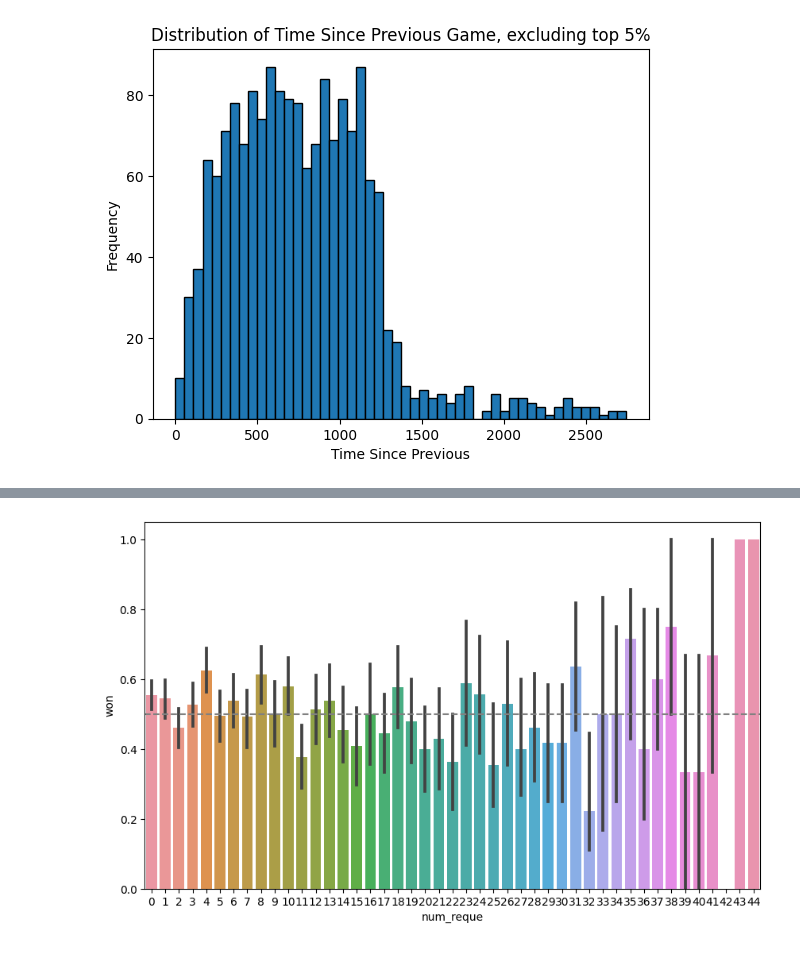
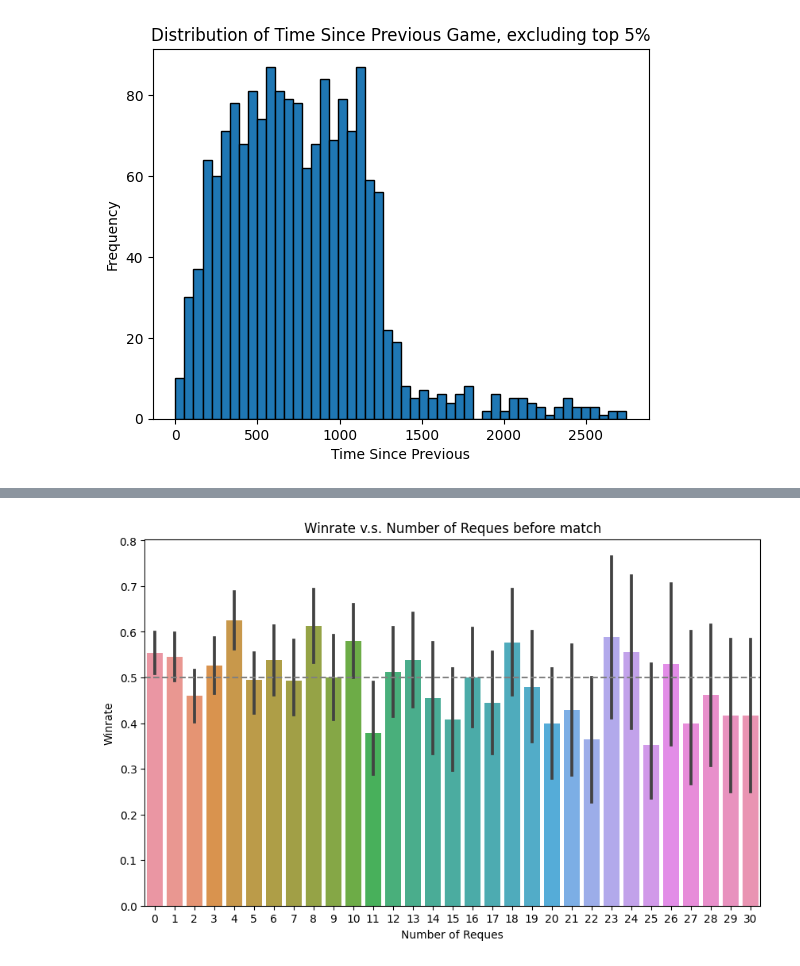
Before and after one commit to okeanskiy/online-chess-win-predictions, a Jupyter notebook: tyler_reque.ipynb, the cells around one changed output, grey strips where cells are left out. Drawn from its saved outputs; the diff is of its cells as text; code cells hidden in the pictures.

```diff
--- a/tyler_reque.ipynb
+++ b/tyler_reque.ipynb
@@ -156,13 +170,18 @@ plt.show()
 # %%
 df_cleaned = df.dropna()
+df_cleaned = df_cleaned[df_cleaned['num_reque'] <= 30]
 df_plot = df_cleaned[['num_reque', 'won']]
 
 plt.figure(figsize=(10, 6))
 sns.barplot(x='num_reque', y='won', data=df_plot, errorbar=('ci', 80))
 plt.axhline(y=0.5, color='grey', linestyle='--')
+plt.xlabel('Number of Reques')
+plt.ylabel('Winrate')
+plt.title("Winrate v.s. Number of Reques before match")
+plt.savefig('winrate_num_reque.png')
 plt.show()
 # %% [output]
-[figure, old version]
+[figure, new version]
 # %%
 df_cleaned = df.dropna()
 df_plot = df_cleaned[['num_reque', 'won']]
```
Also changed, not shown: parts of 11 cells of this notebook, 20 other files.
